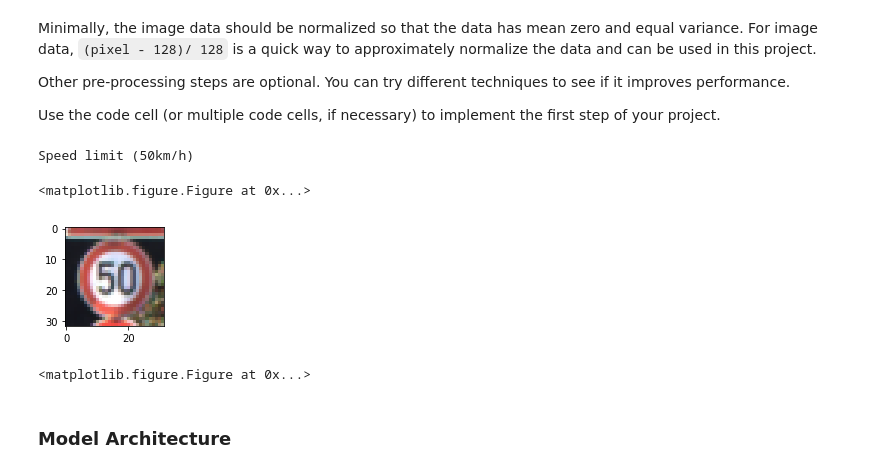
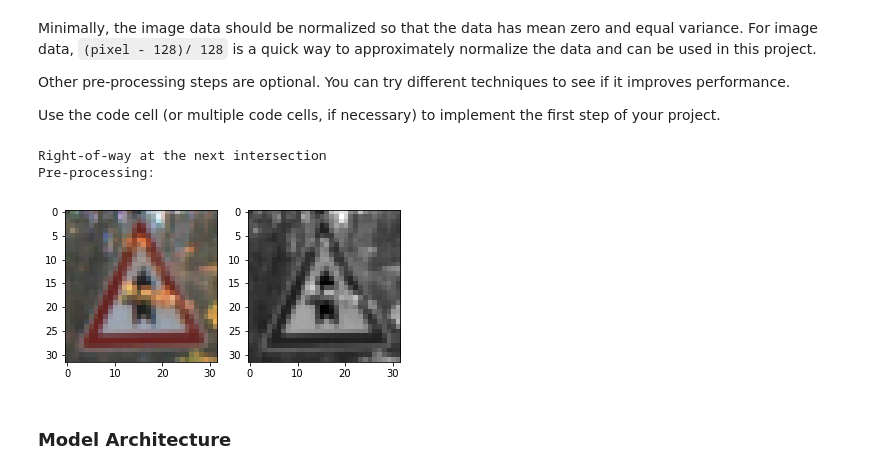
Before and after one commit to dhnkrn/Traffic-Sign-Classifier, a Jupyter notebook: Traffic_Sign_Classifier.ipynb, the cells around one changed output. Cells and saved outputs as stored; diff of their text form; code cells hidden in the pictures.

```diff
--- a/Traffic_Sign_Classifier.ipynb
+++ b/Traffic_Sign_Classifier.ipynb
@@ -100,21 +102,25 @@ The [Matplotlib](http://matplotlib.org/) [examples](http://matplotlib.org/exampl
 import matplotlib.pyplot as plt
 from random import randint
 import csv
-import numpy as np
 
 with open('signnames.csv') as f:
     reader = csv.DictReader(f)
     signs = {}
+    print("{0:<7}".format("ClassID"),'{0:<55}'.format("SignName"),
+          "{0:10}".format("% Training"),"{0:10}".format(" % Validation"))
     for row in reader:
-        print('{0:<50}'.format(row['SignName'], row['ClassId']),
-            "{0:.2f}".format(np.count_nonzero(y_train_clean == int(row['ClassId']))*100/n_train),
-            "{0:.2f}".format(np.count_nonzero(y_valid_clean == int(row['ClassId']))*100/n_valid),
-            "{0:.2f}".format(np.count_nonzero(y_test_clean == int(row['ClassId']))*100/n_test))
+        index = int(row['ClassId'])
+        print("{0:<7}".format(index),
+            '{0:<50}'.format(row['SignName'], row['ClassId']),
+            "{0:10.2f}".format(np.count_nonzero(y_train_clean == index)*100/n_train),
+            "{0:10.2f}".format(np.count_nonzero(y_valid_clean == index)*100/n_valid),
+            #"{0:.2f}".format(np.count_nonzero(y_test_clean == int(row['ClassId']))*100/n_test)
+             )
         signs[int(row['ClassId'])] = row['SignName']
-# Visualizations will be shown in the notebook.
-%matplotlib inline
-print("image dimensions\n\n", X_train_clean[index].shape)
-index = randint(0, n_train)
-plt.imshow(X_train_clean[index])
-print(signs[y_train_clean[index]])
+
+unique, counts = np.unique(y_train_clean, return_counts=True)
+plt.bar(unique, counts)
+unique, counts = np.unique(y_valid_clean, return_counts=True)
+plt.bar(unique, counts)
+plt.show()
 # %% [output]
@@ -168,7 +222,6 @@ Use the code cell (or multiple code cells, if necessary) to implement the first
 ### converting to grayscale, etc.
 ### Feel free to use as many code cells as needed.
 
-from skimage import exposure
 x_train = np.copy(X_train_clean)
 x_valid  = np.copy(X_valid_clean)
 x_test = np.copy(X_test_clean)
@@ -178,9 +231,13 @@ y_valid  = np.copy(y_valid_clean)
 y_test = np.copy(y_test_clean)
 
 #Normalize
-x_train = x_train/255.0
-x_valid = x_valid/255.0
-x_test =  x_test/255.0
+#x_train = x_train/255.0
+#x_valid = x_valid/255.0
+#x_test =  x_test/255.0
+
+x_train = (x_train-128.0)/128.0
+x_valid = (x_valid-128.0)/128.0
+x_test = (x_test-128.0)/128.0
 #print(x_train.shape)
 #print(X_train[0][0][0:2])
 #print(x_train[0][0][0:2])
@@ -198,20 +255,19 @@ x_test  = np.sum(x_test , axis=3, keepdims=True)
 # %%
 index = randint(0, n_train)
 print(signs[y_train_clean[index]])
-plt.subplot(2,2,1)
+plt.subplot(1,2,1)
 plt.imshow(X_train_clean[index])
 #print(np.squeeze(x_train, axis=3).shape)
-plt.figure()
-
-#plt.imshow(np.squeeze(x_train, axis=3)[index], cmap='gray')
+plt.subplot(1,2,2)
+plt.imshow(np.squeeze(x_train, axis=3)[index], cmap='gray')
 #print(x_train[0][0][0:2])
 #plt.figure()
 #plt.imshow(exposure.equalize_adapthist(np.squeeze(x_train, axis=3)[index]), cmap='gray')
+print("Pre-processing:")
 # %% [output]
-Speed limit (50km/h)
+Right-of-way at the next intersection
+Pre-processing:
-<matplotlib.figure.Figure at 0x...>
-[figure, old version]
+[figure, new version]
-<matplotlib.figure.Figure at 0x...>
 # %% [markdown]
 ### Model Architecture
 # %%
```
Also changed, not shown: parts of 21 cells of this notebook, 30 other files.
